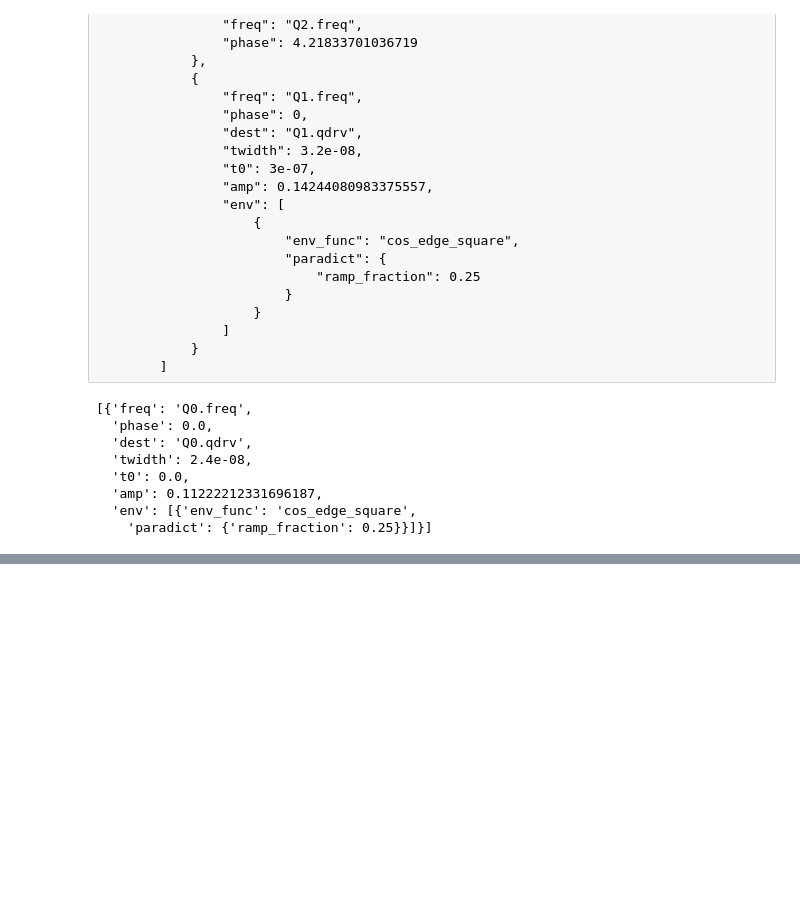
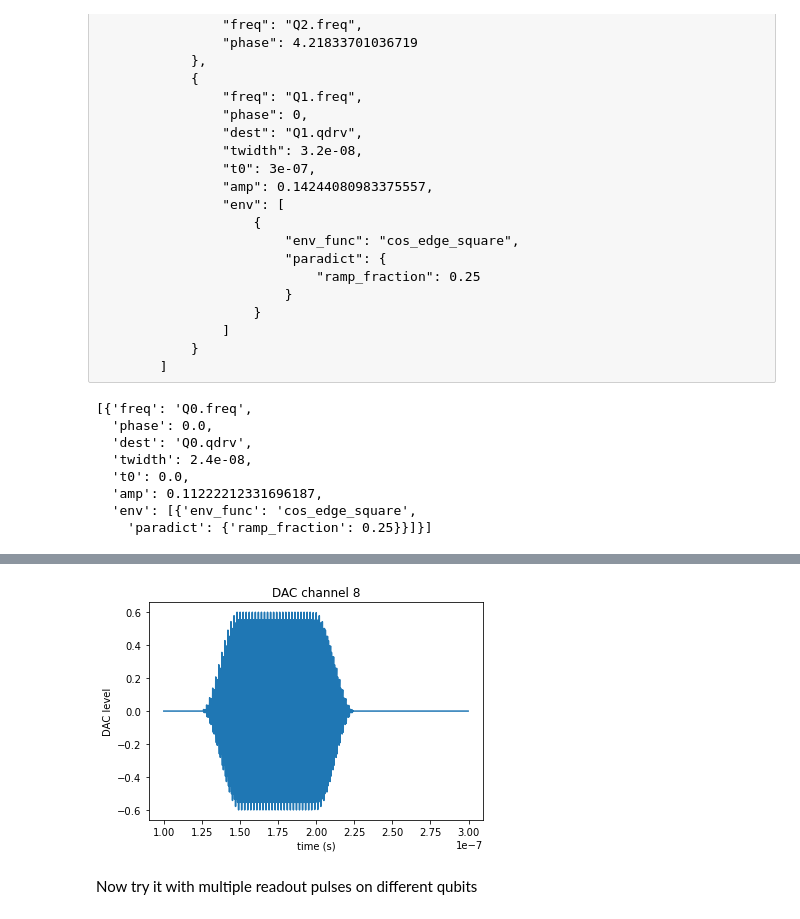
Before and after one commit to lblQubic/qce23tutorial, a Jupyter notebook: Simulating Pulse Outputs Part 1.ipynb, the cells around one changed output, grey strips where cells are left out. Saved outputs shown, nothing was run; the diff lists cells and outputs as text; code cells hidden in the pictures; blank space fills up the shorter version.

Commit message:
update client, work on notebook

```diff
--- a/Simulating Pulse Outputs Part 1.ipynb
+++ b/Simulating Pulse Outputs Part 1.ipynb
@@ -338,0 +352,15 @@ compiled_prog = tc.run_compile_stage(circuit, fpga_config, qchip)
+# %%
+circuit = [{'name': 'pulse', 'phase': 0, 'freq': 6.5e9, 'amp': 0.6, 'twidth': 1e-07,
+     'env': {'env_func': 'cos_edge_square', 'paradict': {'ramp_fraction': 0.25}},
+     'dest': 'Q0.rdrv'}]
+# %%
+compiled_prog = tc.run_compile_stage(circuit, fpga_config, None)
+asm_prog = tc.run_assemble_stage(compiled_prog, channel_configs)
+# %%
+client.run_program(asm_prog, sim_time=500.e-9)
+# %%
+client.plot_dac_out(8, 100.e-9, 300.e-9)
+# %% [output]
+[figure, added]
+# %% [markdown]
+Now try it with multiple readout pulses on different qubits
```
Also changed, not shown: parts of 35 cells of this notebook, 1 other file.
